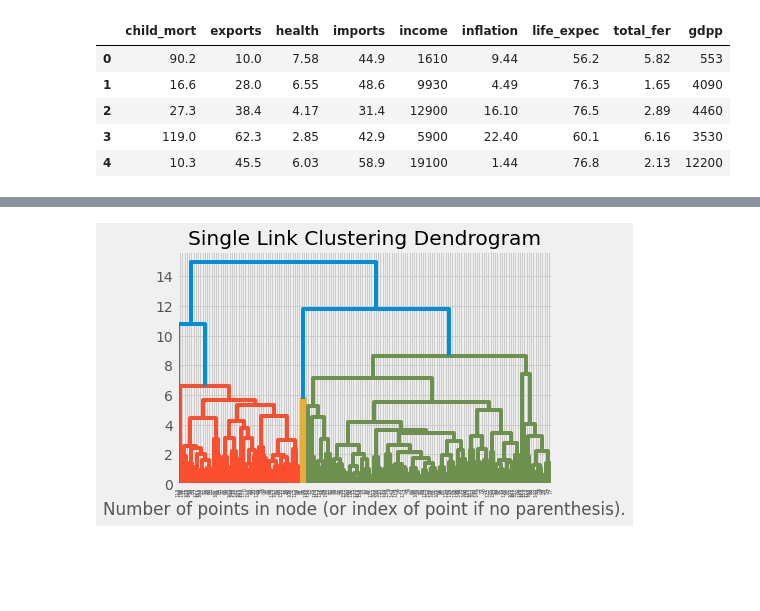
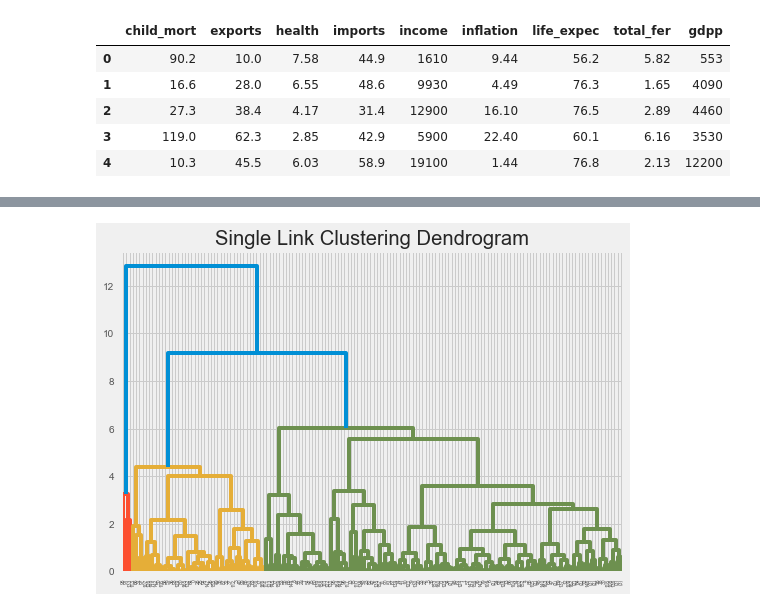
Before and after one commit to hnslmp/machine_learning_ui, a Jupyter notebook: 4.Clustering/clustering.ipynb, the cells around one changed output, grey strips where cells are left out. Cells and saved outputs as stored; diff of their text form; code cells hidden in the pictures; blank space fills up the shorter version.

```diff
--- a/4.Clustering/clustering.ipynb
+++ b/4.Clustering/clustering.ipynb
@@ -65,0 +89,10 @@ plt.show()
+# %%
+from yellowbrick.cluster import SilhouetteVisualizer
+
+for i in range (2,11):
+    fig, ax = plt.subplots()
+    title = "Silhouette Coefficient Plot for k = " + str(i)
+    plt.title(title)
+    km = KMeans(n_clusters=i, **kmeans_parameter)
+    visualizer = SilhouetteVisualizer(km, colors='yellowbrick')
+    visualizer.fit(pca_data)
@@ -71,6 +114,12 @@ silhouette_singlelink = []
 
 for k in range(2, 11):
     singlelink = AgglomerativeClustering(n_clusters=k, linkage="single")
-    singlelink.fit(data_scaled)
-    score = silhouette_score(data_scaled, singlelink.labels_)
+    singlelink.fit(pca_data)
+
+    score = silhouette_score(pca_data, singlelink.labels_)
     silhouette_singlelink.append(score)
+
+    plt.figure(figsize=(10, 7))
+    title = "Scatter Plot for K = " + str(k)
+    plt.title(title)
+    plt.scatter(pca_data[:,0], pca_data[:,1], c=singlelink.labels_, cmap='rainbow')
@@ -103,10 +163,9 @@ def plot_dendrogram(model, **kwargs):
     dendrogram(linkage_matrix, **kwargs)
 # %%
 singlelink = AgglomerativeClustering(linkage="single",distance_threshold=0, n_clusters=None)
-singlelink.fit(data_scaled)
+singlelink.fit(pca_data)
 
 plt.title('Single Link Clustering Dendrogram')
-plot_dendrogram(singlelink, truncate_mode='level', p=30)
-plt.xlabel("Number of points in node (or index of point if no parenthesis).")
+plot_dendrogram(singlelink, truncate_mode='level', p=10)
 plt.show()
 # %% [output]
@@ -119,6 +178,12 @@ silhouette_completelink = []
 
 for k in range(2, 11):
     completelink = AgglomerativeClustering(n_clusters=k, linkage="complete")
-    completelink.fit(data_scaled)
-    score = silhouette_score(data_scaled, completelink.labels_)
+    completelink.fit(pca_data)
+
+    score = silhouette_score(pca_data, completelink.labels_)
     silhouette_completelink.append(score)
+
+    plt.figure(figsize=(10, 7))
+    title = "Scatter Plot for K = " + str(k)
+    plt.title(title)
+    plt.scatter(pca_data[:,0], pca_data[:,1], c=completelink.labels_, cmap='rainbow')
@@ -135,10 +210,9 @@ plt.show()
 # %%
 completelink = AgglomerativeClustering(linkage="complete",distance_threshold=0, n_clusters=None)
-completelink.fit(data_scaled)
+completelink.fit(pca_data)
 
 plt.title('Single Link Clustering Dendrogram')
-plot_dendrogram(completelink, truncate_mode='level', p=30)
-plt.xlabel("Number of points in node (or index of point if no parenthesis).")
+plot_dendrogram(completelink, truncate_mode='level', p=10)
 plt.show()
 # %% [output]
-[figure, old version]
+[figure, new version]
```
Also changed, not shown: parts of 10 cells of this notebook.
